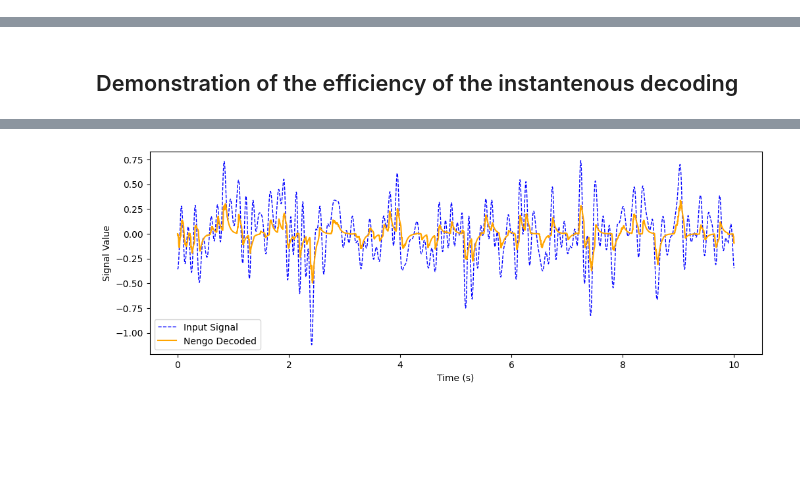
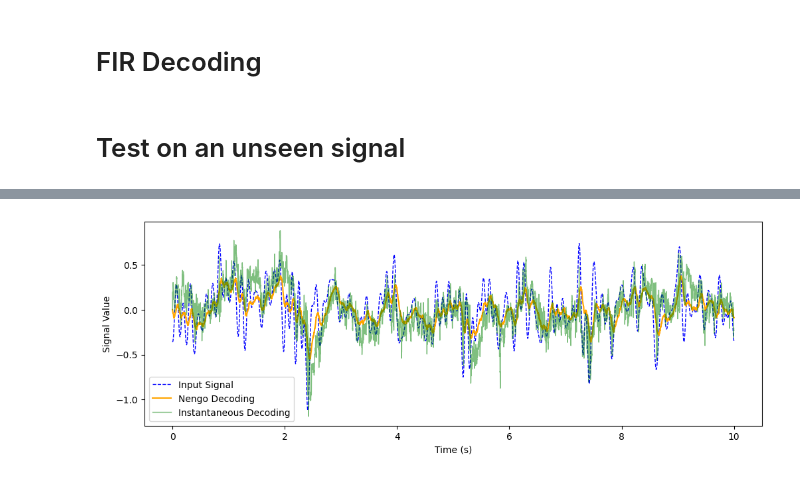
Before and after one commit to whtsupbab3/biologically-plausible-fir-decoding-for-adaptive-neurons, a Jupyter notebook: experiments/instantaneous-decoding.ipynb, the cells around one changed output, grey strips where cells are left out. Saved outputs shown, nothing was run; the diff lists cells and outputs as text; code cells hidden in the pictures; blank space fills up the shorter version.

Commit message:
Add Nengo Decoding Experiments

```diff
--- a/experiments/instantaneous-decoding.ipynb
+++ b/experiments/instantaneous-decoding.ipynb
@@ -12,0 +35,4 @@ tau_syn = 0.05    # Synaptic time constant (s)
+# %%
+# Simulate the model
+sim = nengo.Simulator(model, dt=dt)
+sim.run(T)
@@ -13,19 +49,25 @@ tau_syn = 0.05    # Synaptic time constant (s)
+# %% [markdown]
+# FIR Decoding
+# %%
+coeffs, _, _, _ = np.linalg.lstsq(sim.data[p_activity], sim.data[p_input], rcond=None)
+# %% [markdown]
+# Test on an unseen signal
 # %%
-with nengo.Network() as model:
+with nengo.Network(seed=10) as model:
     noise_process = nengo.processes.WhiteSignal(period=T, high=10.0, rms=0.25, seed=121)
     input_node = nengo.Node(noise_process, size_out=1)
 
     ens = nengo.Ensemble(n_neurons=n_neurons,
                         dimensions=1,
-                        neuron_type=nengo.AdaptiveLIF(tau_n=1, inc_n=0.1),
+                        neuron_type=nengo.LIF(),
                         max_rates=nengo.dists.Uniform(30, 60),
                         intercepts=nengo.dists.Uniform(-0.7, 0.7)
                         )
 
-    nengo.Connection(input_node, ens, synapse=None)
+    nengo.Connection(input_node, ens, synapse=None, seed=1)
 
     p_input = nengo.Probe(input_node, sample_every=dt)
-    p_activity = nengo.Probe(ens.neurons, synapse=tau_syn, sample_every=dt)
+    p_activity = nengo.Probe(ens.neurons, synapse=0.2, sample_every=dt)
     p_decoded = nengo.Probe(ens, synapse=tau_syn, sample_every=dt)
 # %%
 sim = nengo.Simulator(model, dt=dt)
@@ -33,12 +75,14 @@ sim.run(T)
 # %% [output]
 [interactive output not drawn]
 [interactive output not drawn]
-# %% [markdown]
-## Demonstration of the efficiency of the instantenous decoding
+# %%
+alif_decoded = sim.data[p_activity] @ coeffs
 # %%
 plt.figure(figsize=(12, 4))
 plt.plot(sim.trange(), sim.data[p_input], label='Input Signal', color='blue', linewidth=1, linestyle='--');
-plt.plot(sim.trange(), sim.data[p_decoded], label='Nengo Decoded', color='orange');
+plt.plot(sim.trange(), sim.data[p_decoded], label='Nengo Decoding', color='orange');
+plt.plot(sim.trange(), alif_decoded, label='Instantaneous Decoding', color='green', linewidth=1, alpha=0.5);
 plt.xlabel('Time (s)'); plt.ylabel('Signal Value'); plt.legend();
-print('Instantaneous Decoding Loss: ', calculate_loss_function(sim.data[p_input], sim.data[p_decoded]))
+print('Instantaneous Decoding Loss: ', calculate_loss_function(sim.data[p_input], alif_decoded))
+print('Nengo Decoding Loss: ', calculate_loss_function(sim.data[p_input], sim.data[p_decoded]))
 # %% [output]
@@ -46 +91 @@ Instantaneous Decoding Loss:  0.043526724684371784
-[figure, old version]
+[figure, new version]
```
Also changed, not shown: parts of 7 cells of this notebook, 2 other files.
